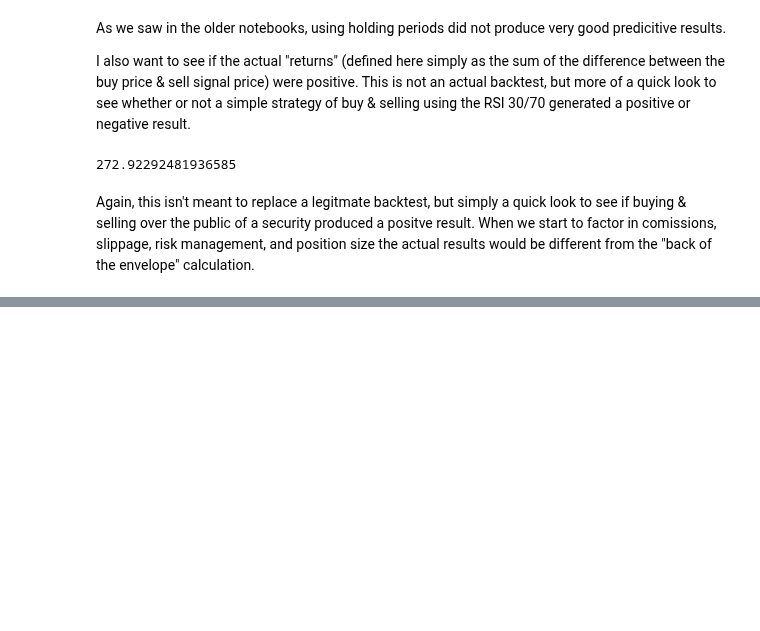
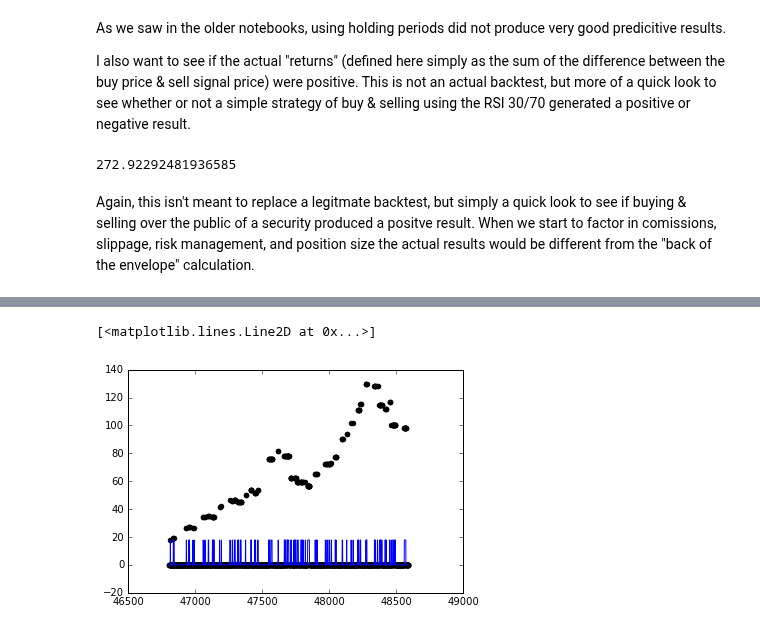
Before and after one commit to theofanislekkas/mlnd, a Jupyter notebook: rsi/RSI Reboot-Copy1.ipynb, the cells around one changed output, grey strips where cells are left out. Saved outputs shown, nothing was run; the diff lists cells and outputs as text; code cells hidden in the pictures; blank space fills up the shorter version.

```diff
--- a/rsi/RSI Reboot-Copy1.ipynb
+++ b/rsi/RSI Reboot-Copy1.ipynb
@@ -543,0 +691,4 @@ Again, this isn't meant to replace a legitmate backtest, but simply a quick look
+# %%
+tree9_2 = DecisionTreeRegressor(max_depth=2)
+tree9_5 = DecisionTreeRegressor(max_depth=5)
+tree9_20 = DecisionTreeRegressor(max_depth=20)
@@ -543,0 +704,4 @@ Again, this isn't meant to replace a legitmate backtest, but simply a quick look
+# %%
+tree9_2_predict = tree9_2.predict(new_ftest)
+tree9_5_predict = tree9_5.predict(new_ftest)
+tree9_20_predict = tree9_20.predict(new_ftest)
@@ -543,0 +727,6 @@ Again, this isn't meant to replace a legitmate backtest, but simply a quick look
+# %%
+plt.scatter(new_ftest.index, new_ptest, color='black')
+plt.plot(new_ftest.index, tree9_2_predict, color='blue', linewidth=1)
+# %% [output]
+[<matplotlib.lines.Line2D at 0x...>]
+[figure, added]
```
Also changed, not shown: parts of 38 cells of this notebook.
